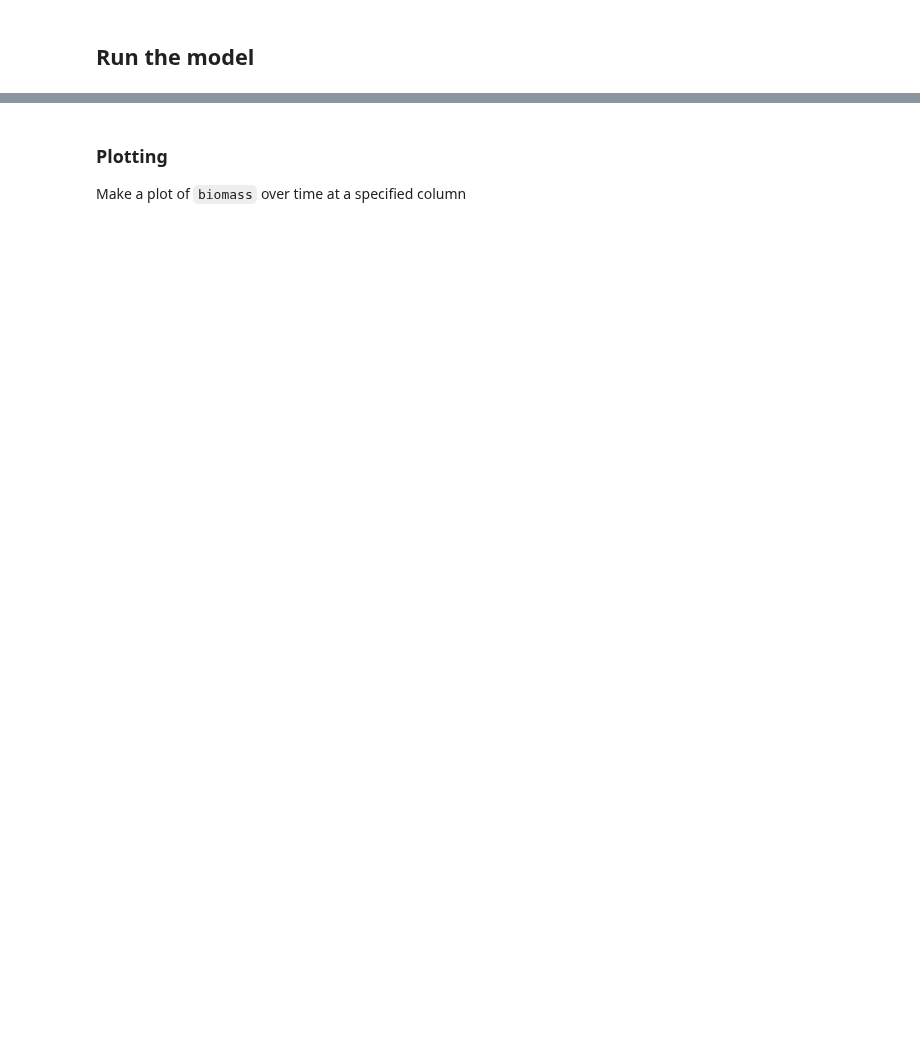
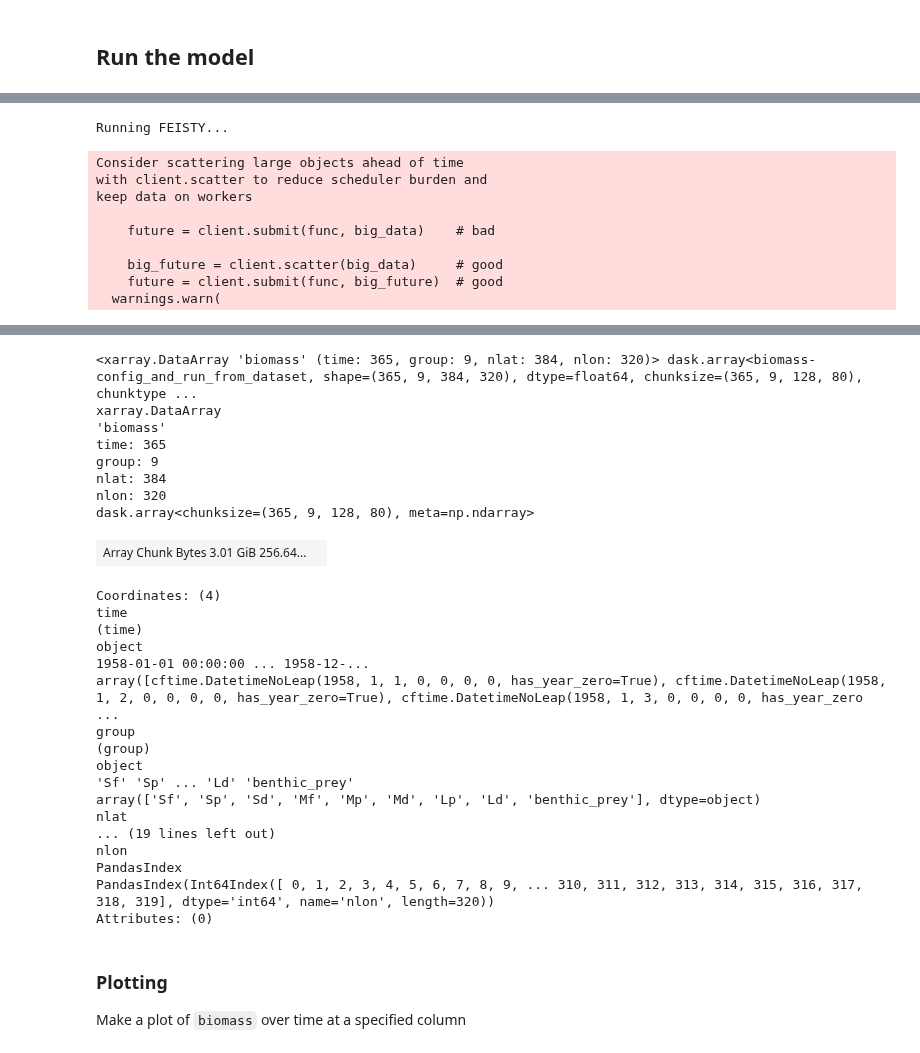
Before and after one commit to marbl-ecosys/feisty, a Jupyter notebook: examples/Multiple Forcing Files.ipynb, the cells around one changed output, grey strips where cells are left out. Saved outputs shown, nothing was run; the diff lists cells and outputs as text; code cells hidden in the pictures; blank space fills up the shorter version.

```diff
--- a/examples/Multiple Forcing Files.ipynb
+++ b/examples/Multiple Forcing Files.ipynb
@@ -139,0 +119,18 @@ cluster.scale(0)
+# %%
+%%time
+
+print(f'Running FEISTY...')
+ds_out["biomass"] = ds_out["biomass"].persist()
+wait(ds_out["biomass"])
+ds_out["biomass"]
+# %% [output]
+Running FEISTY...
+Consider scattering large objects ahead of time
+with client.scatter to reduce scheduler burden and
+keep data on workers
+
+    future = client.submit(func, big_data)    # bad
+
+    big_future = client.scatter(big_data)     # good
+    future = client.submit(func, big_future)  # good
+  warnings.warn(
@@ -140,3 +139,29 @@ cluster.scale(0)
+<xarray.DataArray 'biomass' (time: 365, group: 9, nlat: 384, nlon: 320)> dask.array<biomass-config_and_run_from_dataset, shape=(365, 9, 384, 320), dtype=float64, chunksize=(365, 9, 128, 80), chunktype ...
+xarray.DataArray
+'biomass'
+time: 365
+group: 9
+nlat: 384
+nlon: 320
+dask.array<chunksize=(365, 9, 128, 80), meta=np.ndarray>
+| Array Chunk Bytes 3.01 GiB 256.64... |  |
+Coordinates: (4)
+time
+(time)
+object
+1958-01-01 00:00:00 ... 1958-12-...
+array([cftime.DatetimeNoLeap(1958, 1, 1, 0, 0, 0, 0, has_year_zero=True), cftime.DatetimeNoLeap(1958, 1, 2, 0, 0, 0, 0, has_year_zero=True), cftime.DatetimeNoLeap(1958, 1, 3, 0, 0, 0, 0, has_year_zero ...
+group
+(group)
+object
+'Sf' 'Sp' ... 'Ld' 'benthic_prey'
+array(['Sf', 'Sp', 'Sd', 'Mf', 'Mp', 'Md', 'Lp', 'Ld', 'benthic_prey'], dtype=object)
+nlat
+... (19 lines left out)
+nlon
+PandasIndex
+PandasIndex(Int64Index([ 0, 1, 2, 3, 4, 5, 6, 7, 8, 9, ... 310, 311, 312, 313, 314, 315, 316, 317, 318, 319], dtype='int64', name='nlon', length=320))
+Attributes: (0)
 # %% [markdown]
 ### Plotting
 
```
Also changed, not shown: parts of 13 cells of this notebook, 17 other files.
